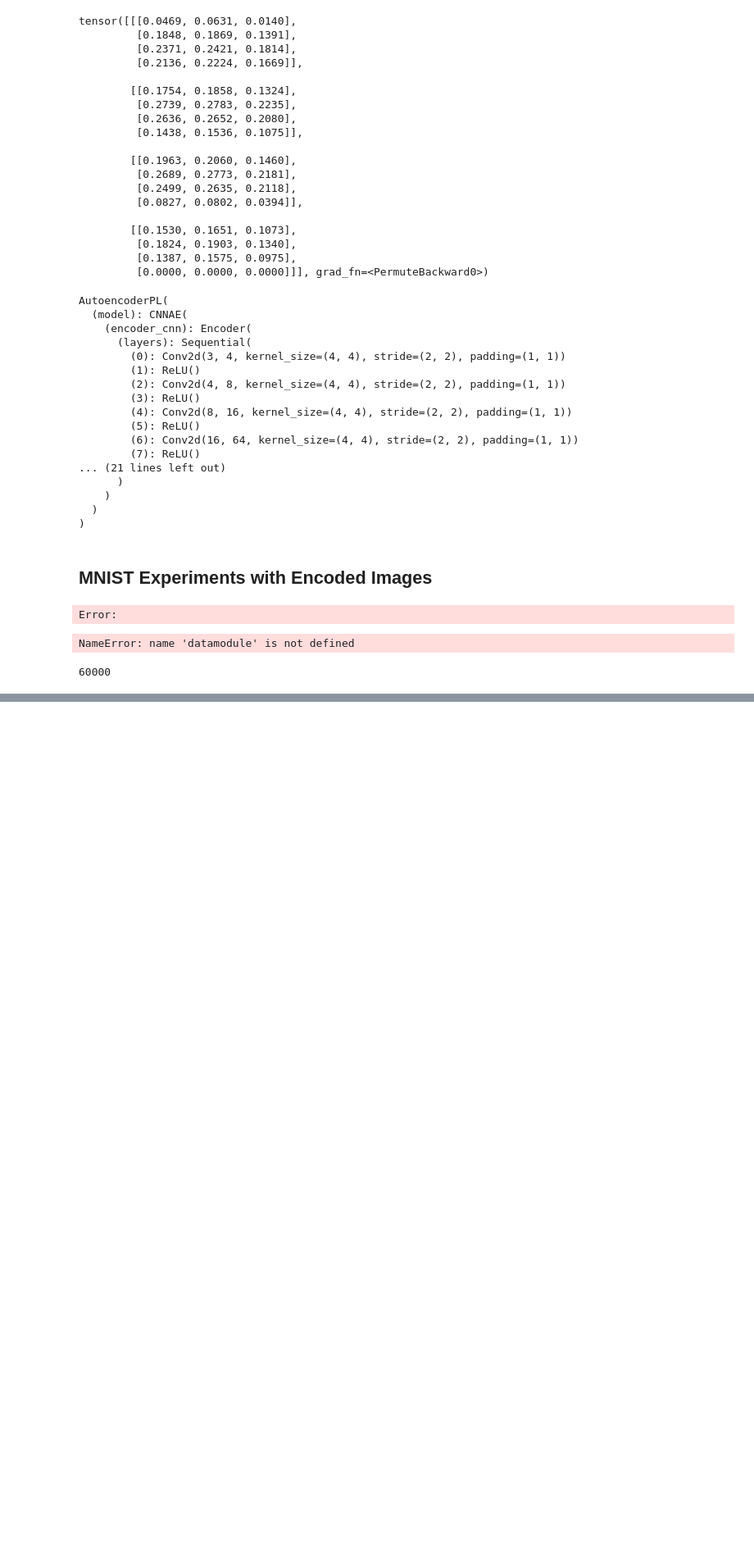
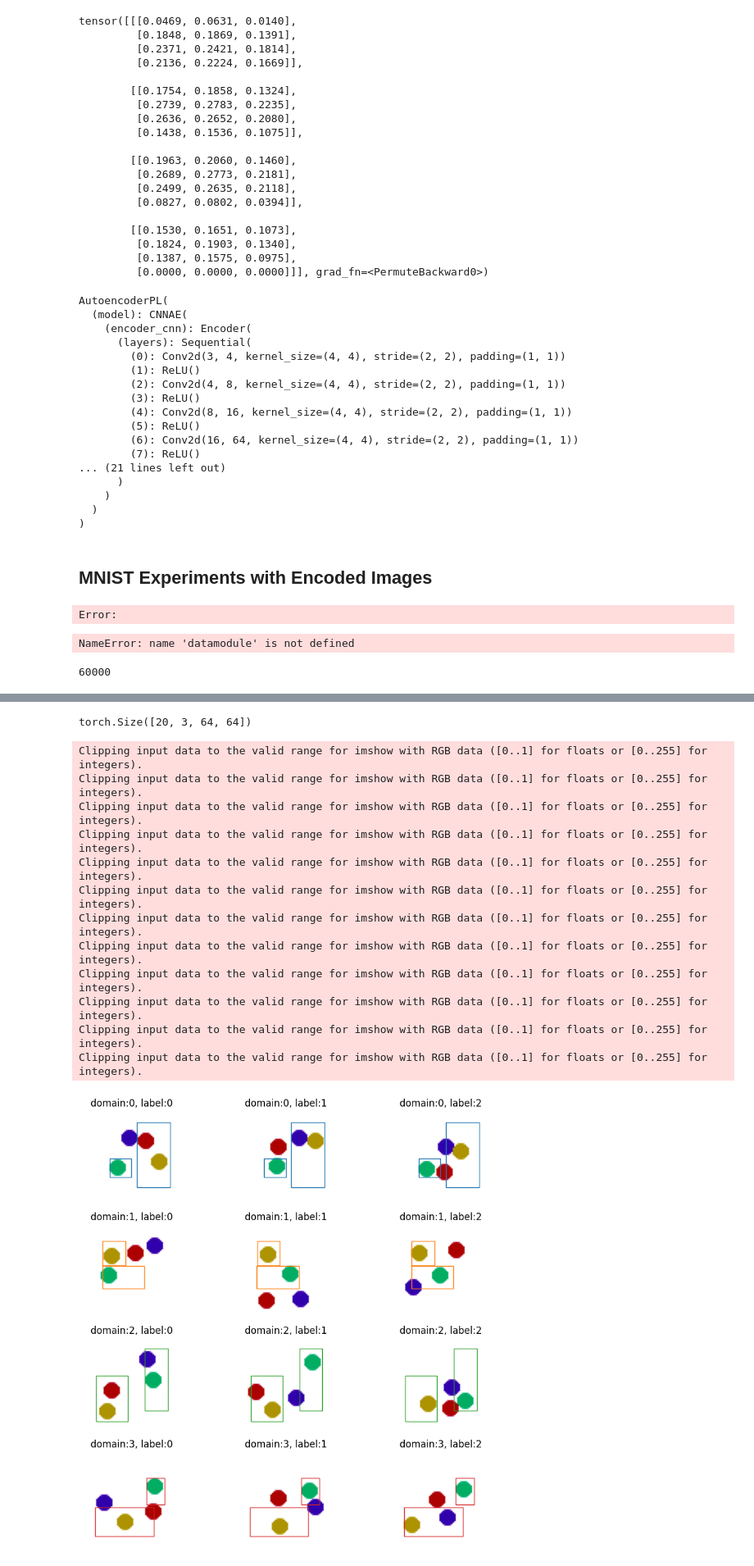
Before and after one commit to amansouri3476/MD-CRL, a Jupyter notebook: dataset_playground.ipynb, the cells around one changed output, grey strips where cells are left out. Shown at 82% size. Cells and saved outputs as stored; diff of their text form; code cells hidden in the pictures; blank space fills up the shorter version.

```diff
--- a/dataset_playground.ipynb
+++ b/dataset_playground.ipynb
@@ -456,0 +746,41 @@ with hydra.initialize(config_path=configs_path):
+# %%
+batch = next(iterator)
+# %%
+batch["image"].shape
+# %% [output]
+torch.Size([20, 3, 64, 64])
+# %%
+# plot 3 representative samples from each domain
+# import patches
+dim = 64
+angle_ = 0.
+import matplotlib.patches as patches
+fig, axs = plt.subplots(datamodule.train_dataset.dataset.num_domains, 3, figsize=(10, 10))
+for domain_idx in range(datamodule.train_dataset.dataset.num_domains):
+    for img_idx in range(3):
+        # plot the domain grid on the same ax
+        for j in range(datamodule.train_dataset.dataset.n_balls_spurious):
+            # rect = patches.Rectangle(dim * datamodule.train_dataset.dataset.domain_lows[domain_idx, j, :2], dim * datamodule.train_dataset.dataset.domain_highs[domain_idx, j, 0] - dim * datamodule.train_dataset.dataset.domain_lows[domain_idx, j, 0], dim * datamodule.train_dataset.dataset.domain_highs[domain_idx, j, 1] - dim * datamodule.train_dataset.dataset.domain_lows[domain_idx, j, 1], linewidth=1, edgecolor="C%d" % (domain_idx), facecolor='none')
+            rect = patches.Rectangle((dim * datamodule.train_dataset.dataset.domain_lows[domain_idx, j, 0], dim * (1 - datamodule.train_dataset.dataset.domain_lows[domain_idx, j, 1] - (datamodule.train_dataset.dataset.domain_highs[domain_idx, j, 1] - datamodule.train_dataset.dataset.domain_lows[domain_idx, j, 1]))), dim * datamodule.train_dataset.dataset.domain_highs[domain_idx, j, 0] - dim * datamodule.train_dataset.dataset.domain_lows[domain_idx, j, 0], dim * datamodule.train_dataset.dataset.domain_highs[domain_idx, j, 1] - dim * datamodule.train_dataset.dataset.domain_lows[domain_idx, j, 1], linewidth=1, edgecolor="C%d" % (domain_idx), facecolor='none')
+            # rect = patches.Rectangle((dim * 0.4, dim * 0.1), dim * 0.2, dim * 0.4, linewidth=1, edgecolor="C%d" % (domain_idx), facecolor='none')
+            # rect = patches.Rectangle((dim * datamodule.train_dataset.dataset.domain_highs[domain_idx, j, 0], dim * datamodule.train_dataset.dataset.domain_lows[domain_idx, j, 1]), dim * datamodule.train_dataset.dataset.domain_highs[domain_idx, j, 0] - dim * datamodule.train_dataset.dataset.domain_lows[domain_idx, j, 0], dim * datamodule.train_dataset.dataset.domain_highs[domain_idx, j, 1] - dim * datamodule.train_dataset.dataset.domain_lows[domain_idx, j, 1], linewidth=1, edgecolor="C%d" % (domain_idx), facecolor='none', angle=angle_)
+            # rect = patches.Rectangle(dim * (1-datamodule.train_dataset.dataset.domain_lows[domain_idx, j, :2]), dim * datamodule.train_dataset.dataset.domain_highs[domain_idx, j, 0] - dim * datamodule.train_dataset.dataset.domain_lows[domain_idx, j, 0], dim * datamodule.train_dataset.dataset.domain_highs[domain_idx, j, 1] - dim * datamodule.train_dataset.dataset.domain_lows[domain_idx, j, 1], linewidth=1, edgecolor="C%d" % (domain_idx), facecolor='none')
+            # rect = patches.Rectangle((dim * 0.2, dim * 0.1), dim * 0.2, dim * 0.4, linewidth=1, edgecolor="C%d" % (domain_idx), facecolor='none')
+            axs[domain_idx, img_idx].add_patch(rect)
+        axs[domain_idx, img_idx].imshow(batch["image"][(batch["domain"] == domain_idx).squeeze()][img_idx].permute(1,2,0))
+        axs[domain_idx, img_idx].set_title(f"domain:{domain_idx}, label:{img_idx}")
+        axs[domain_idx, img_idx].axis("off")
+# %% [output]
+Clipping input data to the valid range for imshow with RGB data ([0..1] for floats or [0..255] for integers).
+Clipping input data to the valid range for imshow with RGB data ([0..1] for floats or [0..255] for integers).
+Clipping input data to the valid range for imshow with RGB data ([0..1] for floats or [0..255] for integers).
+Clipping input data to the valid range for imshow with RGB data ([0..1] for floats or [0..255] for integers).
+Clipping input data to the valid range for imshow with RGB data ([0..1] for floats or [0..255] for integers).
+Clipping input data to the valid range for imshow with RGB data ([0..1] for floats or [0..255] for integers).
+Clipping input data to the valid range for imshow with RGB data ([0..1] for floats or [0..255] for integers).
+Clipping input data to the valid range for imshow with RGB data ([0..1] for floats or [0..255] for integers).
+Clipping input data to the valid range for imshow with RGB data ([0..1] for floats or [0..255] for integers).
+Clipping input data to the valid range for imshow with RGB data ([0..1] for floats or [0..255] for integers).
+Clipping input data to the valid range for imshow with RGB data ([0..1] for floats or [0..255] for integers).
+Clipping input data to the valid range for imshow with RGB data ([0..1] for floats or [0..255] for integers).
+[figure, added]
```
Also changed, not shown: parts of 14 cells of this notebook, 15 other files.
